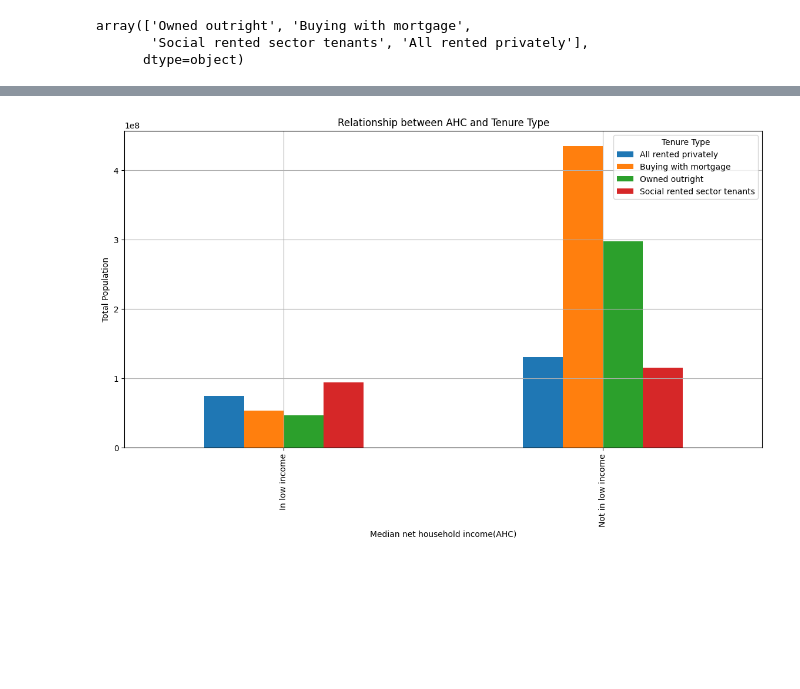
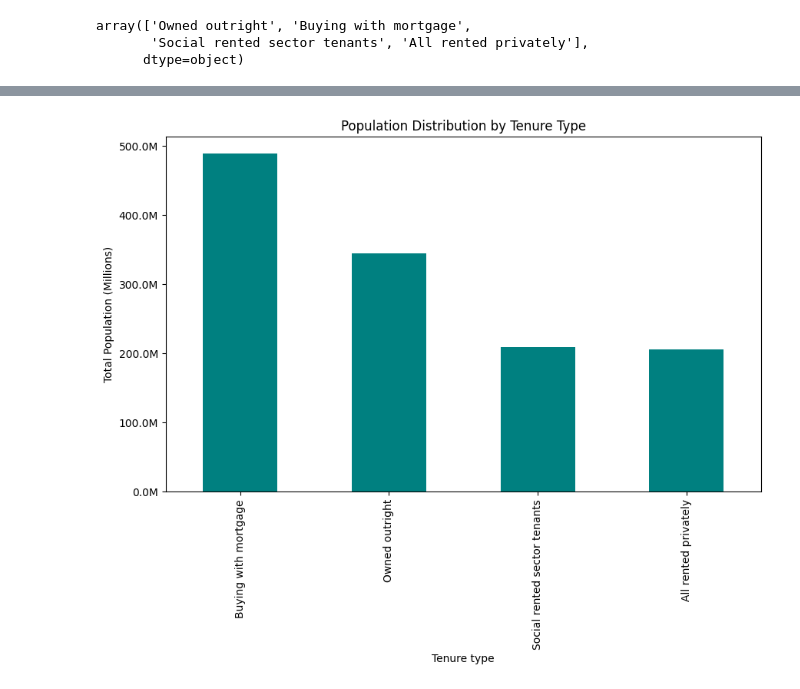
Before and after one commit to DhammikePremachandra/Housing_Tenure_and_Poverty, a Jupyter notebook: Tenure_and_Poverty.ipynb, the cells around one changed output, grey strips where cells are left out. Drawn from its saved outputs; the diff is of its cells as text; code cells hidden in the pictures; blank space fills up the shorter version.

```diff
--- a/Tenure_and_Poverty.ipynb
+++ b/Tenure_and_Poverty.ipynb
@@ -514,20 +391,14 @@ plt.show()
-# %%
-# Creating a pivot table to find the relationship between AHC and Tenure type
-ahc_tenure_type = df.pivot_table(
-    index='Median net household income(AHC)',
-    columns='Tenure type',
-    values='Total population',
-    aggfunc='sum'
-)
-
-# Plotting the pivot table
-ahc_tenure_type.plot(kind='bar', figsize=(14, 7))
-plt.title('Relationship between AHC and Tenure Type')
-plt.xlabel('Median net household income(AHC)')
-plt.ylabel('Total Population')
-plt.legend(title='Tenure Type')
-plt.grid(True)
-plt.show()
-# %% [output]
-[figure, removed]
+# %%
+# Tenure Type Analysis.
+plt.figure(figsize=(10,6))
+tenure_dist = df.groupby('Tenure type')['Total population'].sum().\
+    sort_values(ascending=False)
+tenure_dist.plot(kind='bar', color='teal')
+plt.title('Population Distribution by Tenure Type')
+plt.ylabel('Total Population (Millions)')
+plt.gca().yaxis.set_major_formatter\
+    (plt.FuncFormatter(lambda x, _: f'{x/1e6:.1f}M'))
+plt.show()
+# %% [output]
+[figure, added]
 # %%
```
Also changed, not shown: parts of 27 cells of this notebook.
